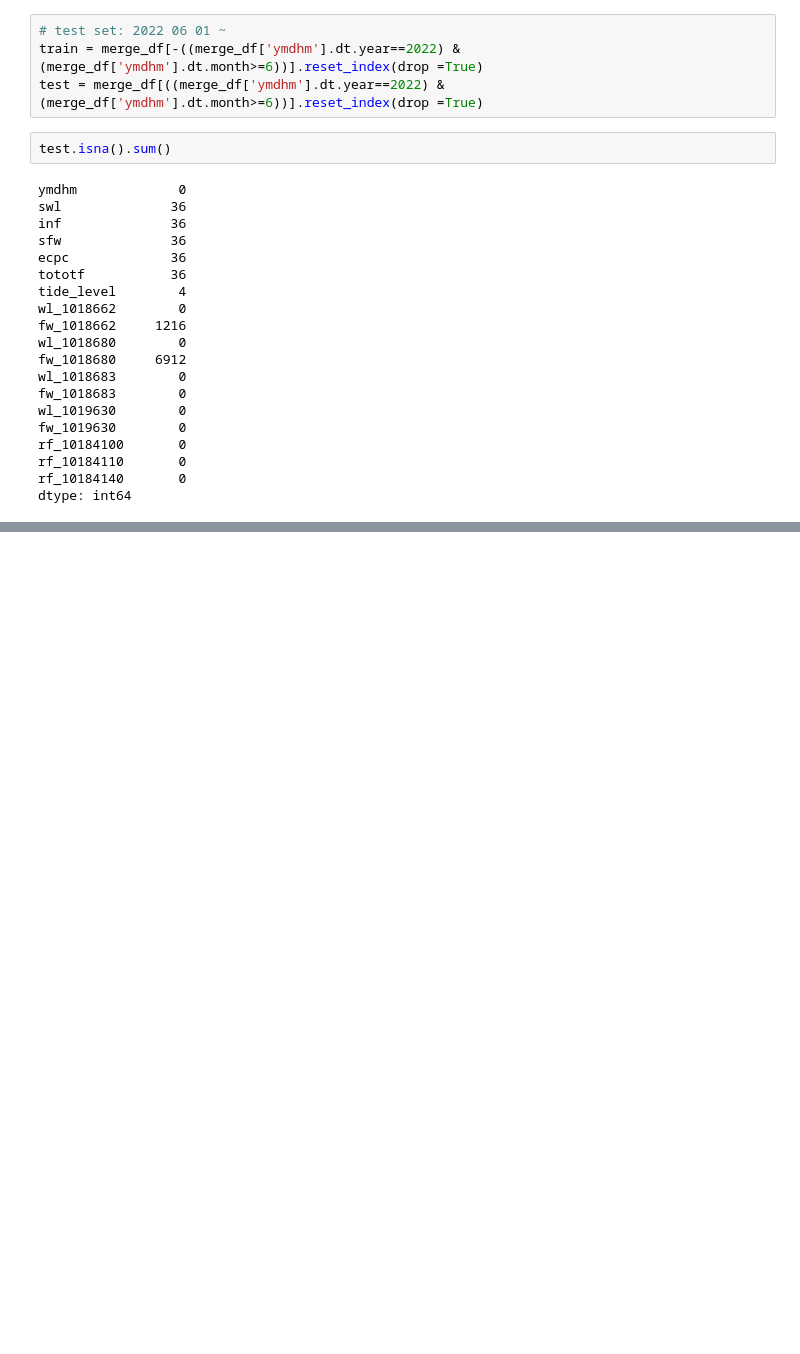
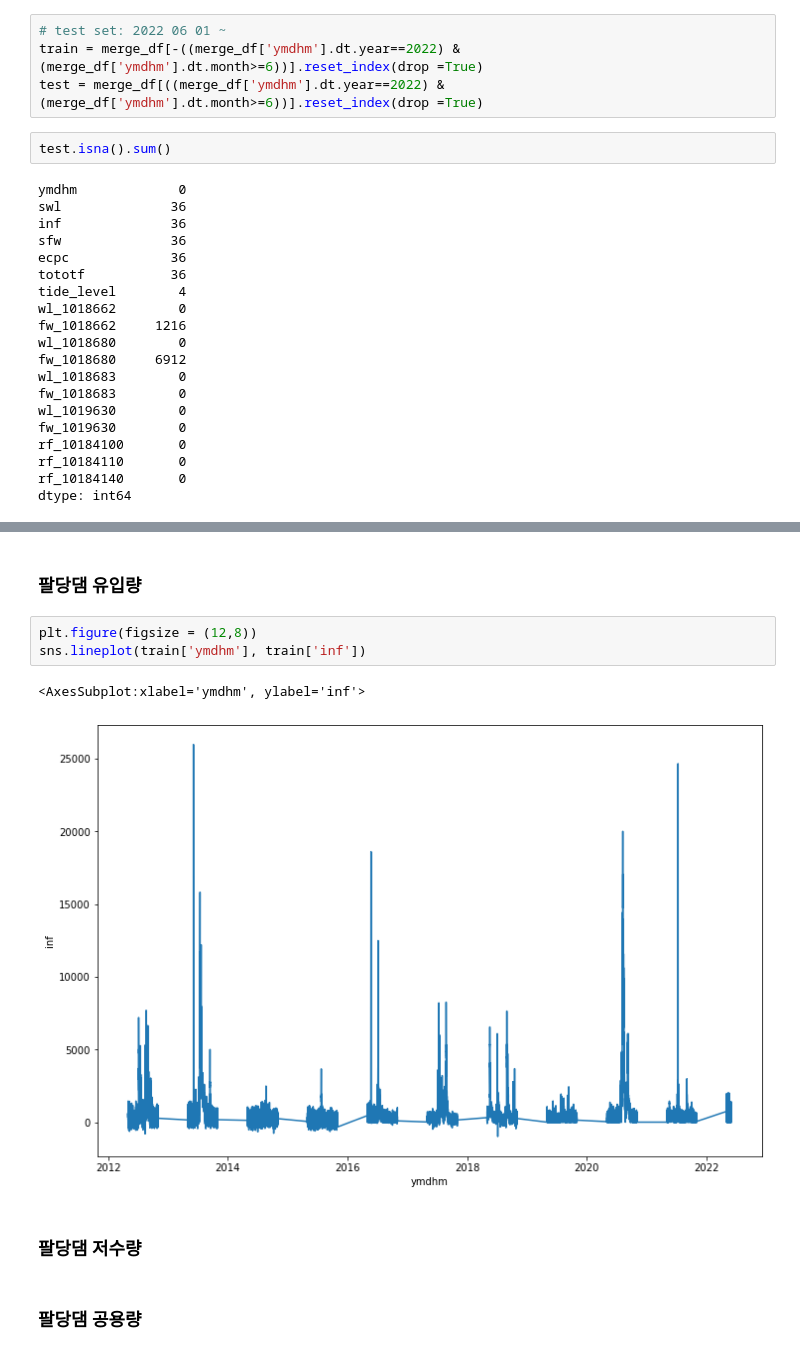
Before and after one commit to ljs7463/Dacon-HanRiverForecasting, a Jupyter notebook: 임정석/analysis.ipynb, the cells around one changed output, grey strips where cells are left out. Drawn from its saved outputs; the diff is of its cells as text; blank space fills up the shorter version.

```diff
--- a/임정석/analysis.ipynb
+++ b/임정석/analysis.ipynb
@@ -123,0 +269,12 @@ dtype: int64
+# %% [markdown]
+### 팔당댐 유입량
+# %%
+plt.figure(figsize = (12,8))
+sns.lineplot(train['ymdhm'], train['inf'])
+# %% [output]
+<AxesSubplot:xlabel='ymdhm', ylabel='inf'>
+[figure, added]
+# %% [markdown]
+### 팔당댐 저수량
+# %% [markdown]
+### 팔당댐 공용량
```
Also changed, not shown: parts of 16 cells of this notebook.
